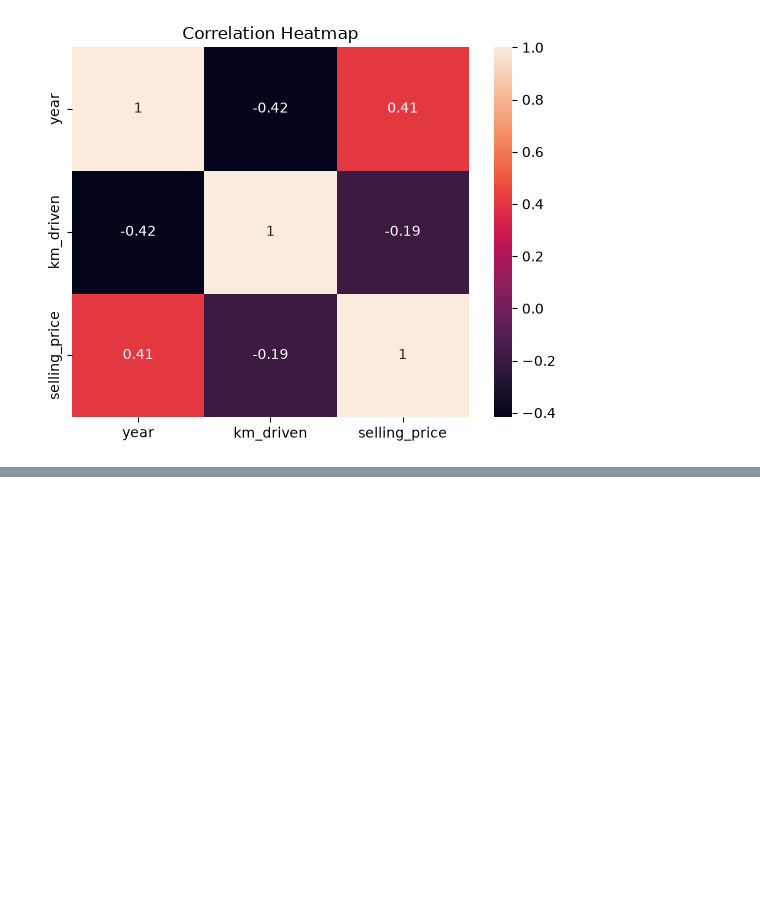
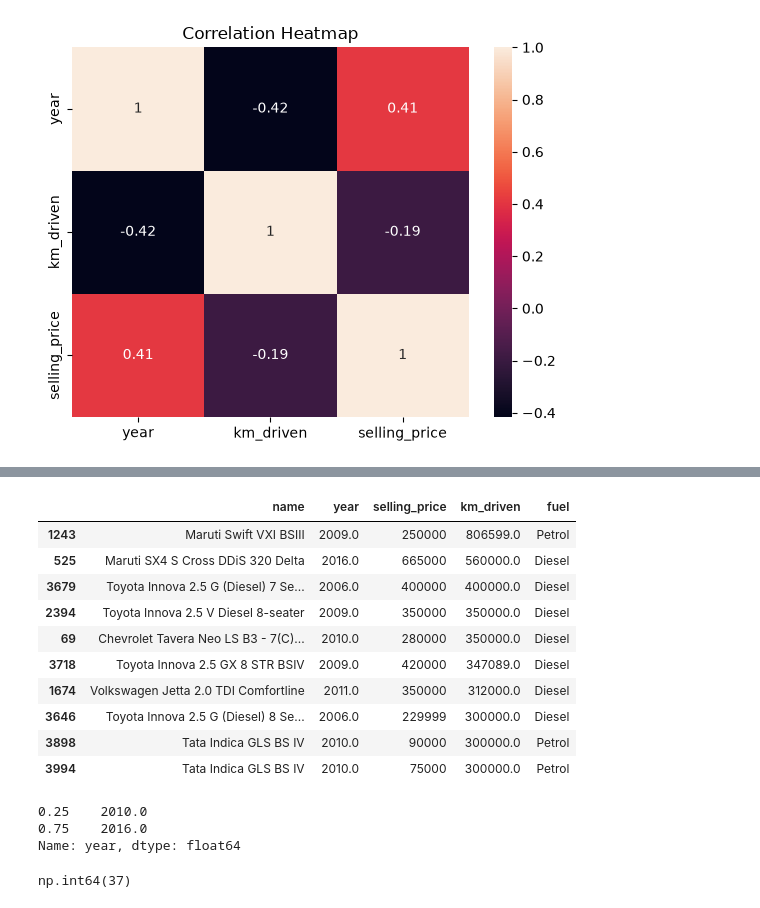
Before and after one commit to YounessAitJamaa/car-price-prediction, a Jupyter notebook: notebooks/01_eda.ipynb, the cells around one changed output, grey strips where cells are left out. Drawn from its saved outputs; the diff is of its cells as text; code cells hidden in the pictures; blank space fills up the shorter version.

```diff
--- a/notebooks/01_eda.ipynb
+++ b/notebooks/01_eda.ipynb
@@ -205,0 +343,26 @@ plt.show()
+# %%
+df[df['km_driven'] > 166_537.5][
+    ['name', 'year', 'selling_price', 'km_driven', 'fuel']
+].sort_values('km_driven', ascending=False).head(10)
+# %% [output]
+|  | name | year | selling_price | km_driven | fuel |
+| 1243 | Maruti Swift VXI BSIII | 2009.0 | 250000 | 806599.0 | Petrol |
+| 525 | Maruti SX4 S Cross DDiS 320 Delta | 2016.0 | 665000 | 560000.0 | Diesel |
+| 3679 | Toyota Innova 2.5 G (Diesel) 7 Se... | 2006.0 | 400000 | 400000.0 | Diesel |
+| 2394 | Toyota Innova 2.5 V Diesel 8-seater | 2009.0 | 350000 | 350000.0 | Diesel |
+| 69 | Chevrolet Tavera Neo LS B3 - 7(C)... | 2010.0 | 280000 | 350000.0 | Diesel |
+| 3718 | Toyota Innova 2.5 GX 8 STR BSIV | 2009.0 | 420000 | 347089.0 | Diesel |
+| 1674 | Volkswagen Jetta 2.0 TDI Comfortline | 2011.0 | 350000 | 312000.0 | Diesel |
+| 3646 | Toyota Innova 2.5 G (Diesel) 8 Se... | 2006.0 | 229999 | 300000.0 | Diesel |
+| 3898 | Tata Indica GLS BS IV | 2010.0 | 90000 | 300000.0 | Petrol |
+| 3994 | Tata Indica GLS BS IV | 2010.0 | 75000 | 300000.0 | Petrol |
+# %%
+df['year'].quantile([0.25, 0.75])
+# %% [output]
+0.25    2010.0
+0.75    2016.0
+Name: year, dtype: float64
+# %%
+(df['year'] < 2001).sum()
+# %% [output]
+np.int64(37)
```
Also changed, not shown: parts of 17 cells of this notebook.
